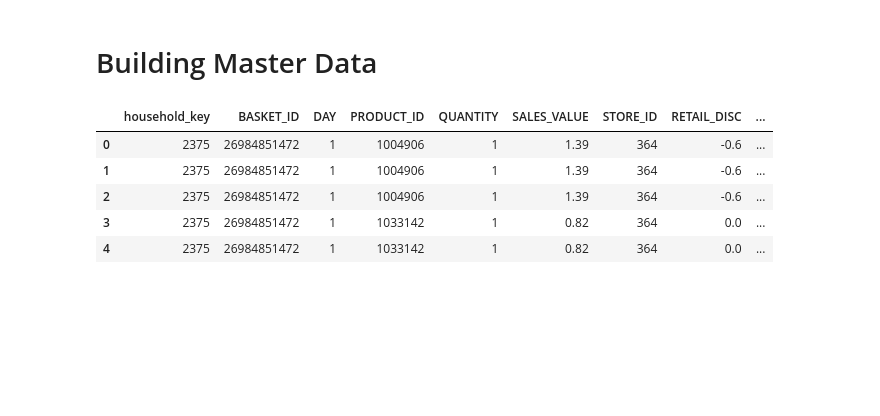
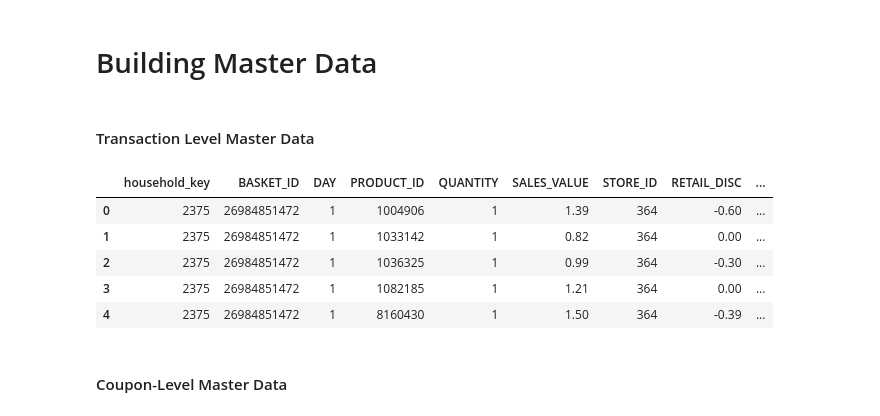
Before and after one commit to nikkeijane/DS_207_MiniProject, a Jupyter notebook: notebook.ipynb, the cells around one changed output. Drawn from its saved outputs; the diff is of its cells as text; code cells hidden in the pictures; blank space fills up the shorter version.

```diff
--- a/notebook.ipynb
+++ b/notebook.ipynb
@@ -52,18 +52,20 @@ import sqlite3
 
 import matplotlib.pyplot as plt
 import seaborn as sns
+from scipy import stats
+from IPython.display import display
 
 sns.set_style("whitegrid")
 
 pd.set_option("display.max_columns", None)
 
-transactions = pd.read_csv("C:/Users/ASUS VivoBook/OneDrive/Desktop/pmdsc/DS_207_MiniProject/data/transaction_data.csv")
-products = pd.read_csv("C:/Users/ASUS VivoBook/OneDrive/Desktop/pmdsc/DS_207_MiniProject/data/product.csv")
-households = pd.read_csv("C:/Users/ASUS VivoBook/OneDrive/Desktop/pmdsc/DS_207_MiniProject/data/hh_demographic.csv")
-coupon = pd.read_csv("C:/Users/ASUS VivoBook/OneDrive/Desktop/pmdsc/DS_207_MiniProject/data/coupon.csv")
-coupon_redempt = pd.read_csv("C:/Users/ASUS VivoBook/OneDrive/Desktop/pmdsc/DS_207_MiniProject/data/coupon_redempt.csv")
-campaign_table = pd.read_csv("C:/Users/ASUS VivoBook/OneDrive/Desktop/pmdsc/DS_207_MiniProject/data/campaign_table.csv")
-campaign_desc = pd.read_csv("C:/Users/ASUS VivoBook/OneDrive/Desktop/pmdsc/DS_207_MiniProject/data/campaign_desc.csv")
+transactions = pd.read_csv("data/transaction_data.csv")
+products = pd.read_csv("data/product.csv")
+households = pd.read_csv("data/hh_demographic.csv")
+coupon = pd.read_csv("data/coupon.csv")
+coupon_redempt = pd.read_csv("data/coupon_redempt.csv")
+campaign_table = pd.read_csv("data/campaign_table.csv")
+campaign_desc = pd.read_csv("data/campaign_desc.csv")
 
 conn = sqlite3.connect(":memory:")
 
@@ -114,42 +116,28 @@ dtype: int64
 0
 # %% [markdown]
 # Building Master Data
+# %% [markdown]
+#### Transaction Level Master Data
 # %%
 query = '''
 SELECT t.*, p.manufacturer, p.department, p.brand, p.commodity_desc, p.sub_commodity_desc, p.curr_size_of_product,
-h.classification_1, h.classification_2, h.classification_3, h.homeowner_desc, h.classification_5, h.classification_4,
-h.kid_category_desc,
-c.coupon_upc, c.campaign,
-cr.day AS redemption_day,
-cd.start_day, cd.end_day,
-CASE
-  WHEN cr.household_key IS NOT NULL THEN 1
-  ELSE 0
-END AS coupon_redeemed
+h.age_desc,	h.marital_status_code, h.income_desc, h.homeowner_desc, h.hh_comp_desc,
+h.household_size_desc, h.kid_category_desc
 FROM transactions t
 LEFT JOIN products p
 ON t.product_id = p.product_id
 LEFT JOIN household h
-ON t.household_key = h.household_key
-LEFT JOIN coupon c
-    ON t.product_id = c.product_id
-LEFT JOIN coupon_redempt cr
-    ON c.coupon_upc = cr.coupon_upc
-    AND t.household_key = cr.household_key
-LEFT JOIN campaign_table ct
-    ON t.household_key = ct.household_key
-LEFT JOIN campaign_desc cd
-    ON ct.campaign= cd.campaign;
+ON t.household_key = h.household_key;
 '''
-df = pd.read_sql_query(query, conn)
+df_transaction = pd.read_sql_query(query, conn)
 
-df.shape
-
-df.head()
+df_transaction.head()
 # %% [output]
 |  | household_key | BASKET_ID | DAY | PRODUCT_ID | QUANTITY | SALES_VALUE | STORE_ID | RETAIL_DISC | ... |
-| 0 | 2375 | 26984851472 | 1 | 1004906 | 1 | 1.39 | 364 | -0.6 | ... |
-| 1 | 2375 | 26984851472 | 1 | 1004906 | 1 | 1.39 | 364 | -0.6 | ... |
-| 2 | 2375 | 26984851472 | 1 | 1004906 | 1 | 1.39 | 364 | -0.6 | ... |
-| 3 | 2375 | 26984851472 | 1 | 1033142 | 1 | 0.82 | 364 | 0.0 | ... |
-| 4 | 2375 | 26984851472 | 1 | 1033142 | 1 | 0.82 | 364 | 0.0 | ... |
+| 0 | 2375 | 26984851472 | 1 | 1004906 | 1 | 1.39 | 364 | -0.60 | ... |
+| 1 | 2375 | 26984851472 | 1 | 1033142 | 1 | 0.82 | 364 | 0.00 | ... |
+| 2 | 2375 | 26984851472 | 1 | 1036325 | 1 | 0.99 | 364 | -0.30 | ... |
+| 3 | 2375 | 26984851472 | 1 | 1082185 | 1 | 1.21 | 364 | 0.00 | ... |
+| 4 | 2375 | 26984851472 | 1 | 8160430 | 1 | 1.50 | 364 | -0.39 | ... |
+# %% [markdown]
+#### Coupon-Level Master Data
```
Also changed, not shown: parts of 17 cells of this notebook.
